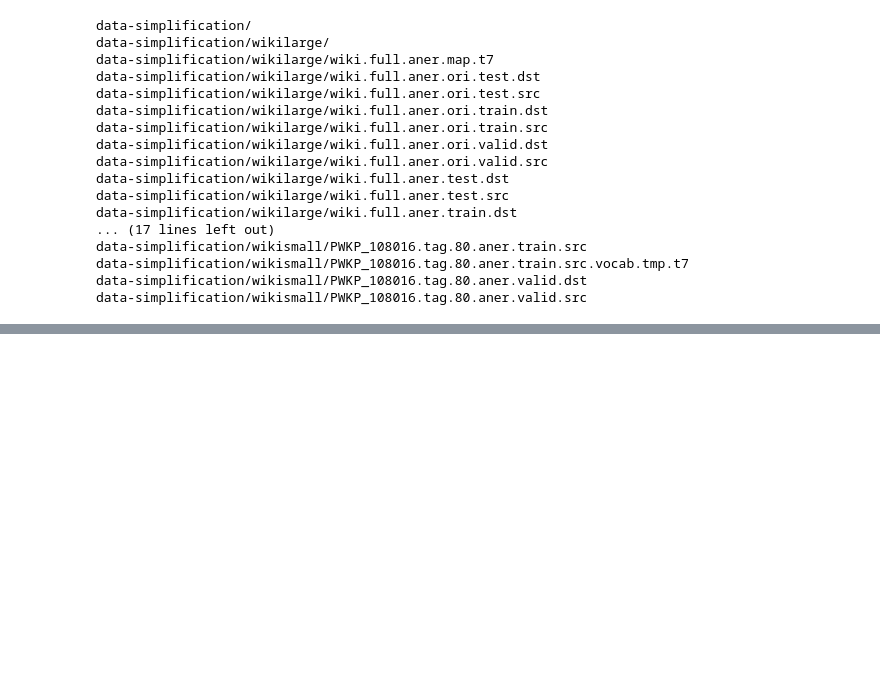
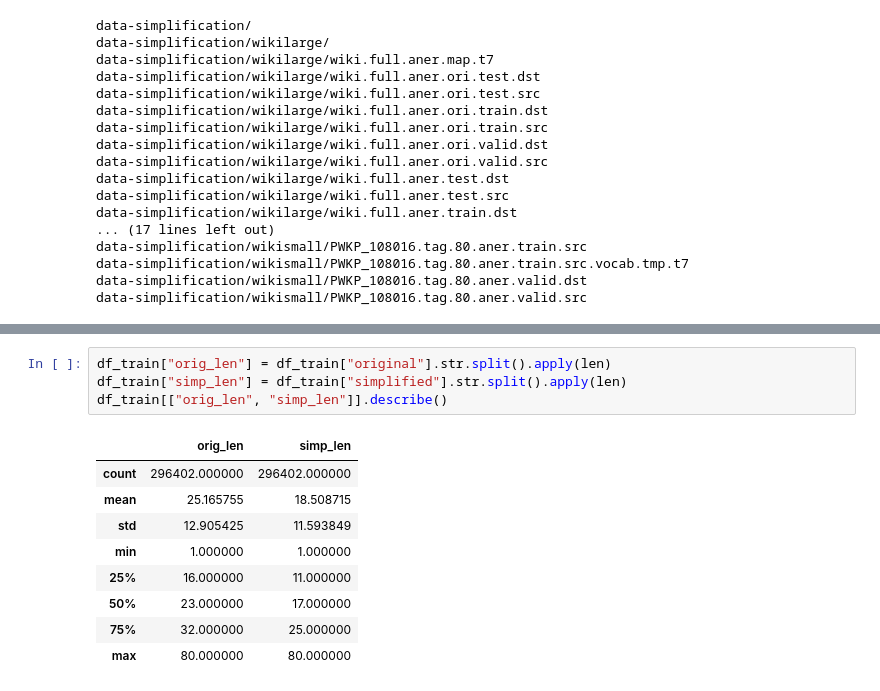
Before and after one commit to Ananyas-7/ai-dyslexia-tool, a Jupyter notebook: notebooks/data_insights.ipynb, the cells around one changed output, grey strips where cells are left out. Drawn from its saved outputs; the diff is of its cells as text; blank space fills up the shorter version.

```diff
--- a/notebooks/data_insights.ipynb
+++ b/notebooks/data_insights.ipynb
@@ -61,0 +91,14 @@ data-simplification/wikismall/PWKP_108016.tag.80.aner.valid.src
+# %%
+df_train["orig_len"] = df_train["original"].str.split().apply(len)
+df_train["simp_len"] = df_train["simplified"].str.split().apply(len)
+df_train[["orig_len", "simp_len"]].describe()
+# %% [output]
+|  | orig_len | simp_len |
+| count | 296402.000000 | 296402.000000 |
+| mean | 25.165755 | 18.508715 |
+| std | 12.905425 | 11.593849 |
+| min | 1.000000 | 1.000000 |
+| 25% | 16.000000 | 11.000000 |
+| 50% | 23.000000 | 17.000000 |
+| 75% | 32.000000 | 25.000000 |
+| max | 80.000000 | 80.000000 |
```
Also changed, not shown: parts of 7 cells of this notebook.
